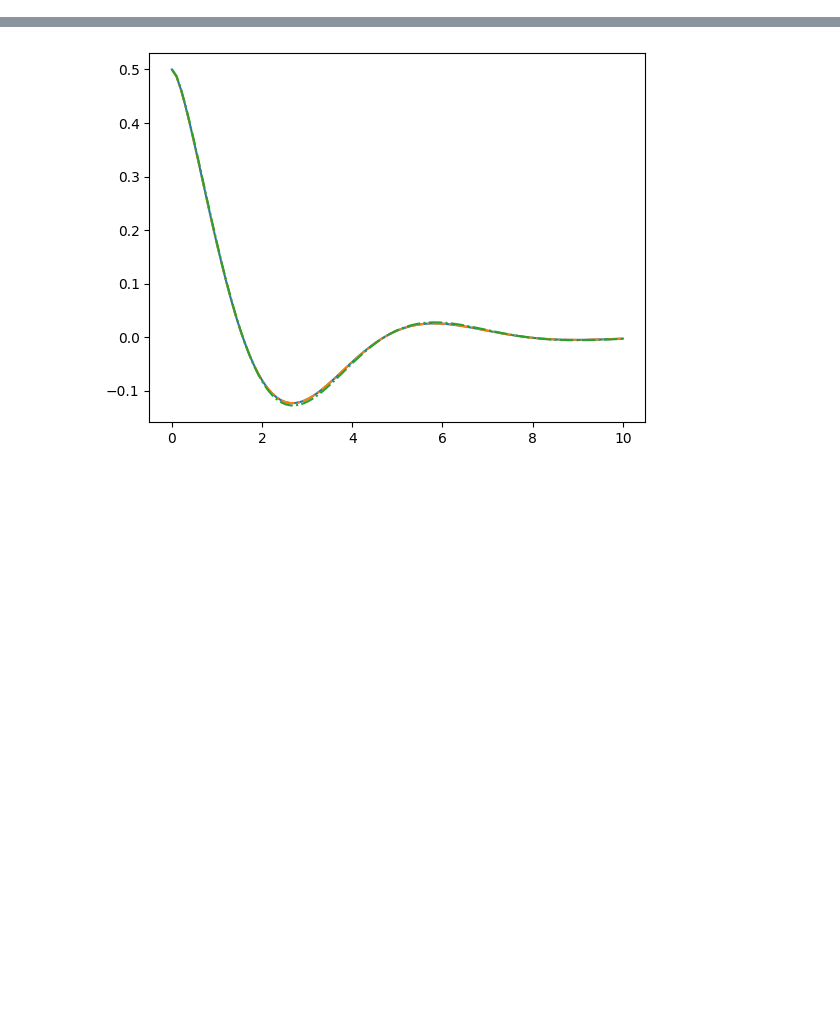
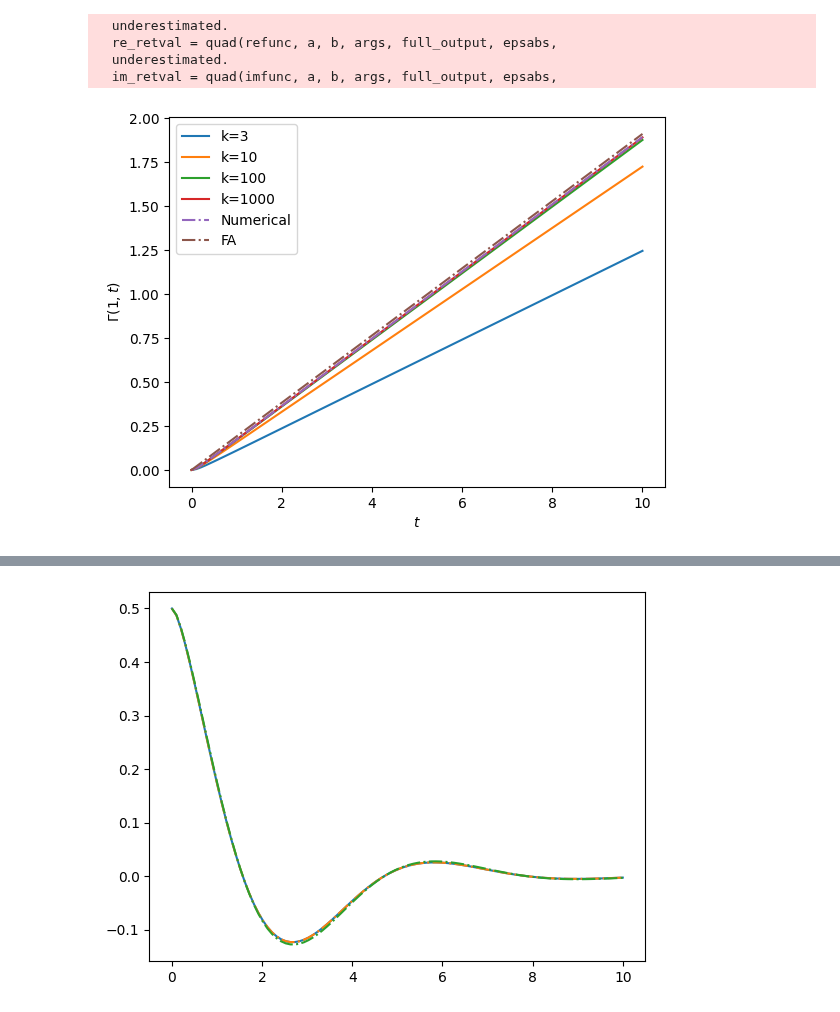
Before and after one commit to mcditoos/NonMarkovianMethods, a Jupyter notebook: nmm/cumulant/testing.ipynb, the cells around one changed output, grey strips where cells are left out. Drawn from its saved outputs; the diff is of its cells as text; code cells hidden in the pictures; blank space fills up the shorter version.

```diff
--- a/nmm/cumulant/testing.ipynb
+++ b/nmm/cumulant/testing.ipynb
@@ -18,0 +72,12 @@ cc=nmm.cumulant.csolve(Hsys=sz*0.5,baths=[bath],t=t,Qs=[sz],eps=1e-6,cython=True
+# %%
+cks=np.array([ckr(k,bath) for k in range(100)])
+vks=np.array([vkr(k,bath) for k in range(100)])
+ck2s=np.array([cki(k,bath) for k in range(100)])
+matsubara100=[np.sum(decayww(cks,ck2s,vks,1,i)) for i in t]
+matsubara100w=[np.sum(decayww2(cks,ck2s,vks,1,2,i)) for i in t]
+# %%
+cks=np.array([ckr(k,bath) for k in range(1000)])
+vks=np.array([vkr(k,bath) for k in range(1000)])
+ck2s=np.array([cki(k,bath) for k in range(1000)])
+matsubara1000=[np.sum(decayww(cks,ck2s,vks,1,i)) for i in t]
+matsubara1000w=[np.sum(decayww2(cks,ck2s,vks,1,2,i)) for i in t]
@@ -18,0 +94,12 @@ cc=nmm.cumulant.csolve(Hsys=sz*0.5,baths=[bath],t=t,Qs=[sz],eps=1e-6,cython=True
+# %%
+matsubara=[np.sum(decayww(cks,ck2s,vks,1,i)) for i in t]
+integrating=cc.Γgen(cc.baths[0],1,1,t)
+integratingw=cc.Γgen(cc.baths[0],1,2,t)
+# %% [output]
+  underestimated.
+  re_retval = quad(refunc, a, b, args, full_output, epsabs,
+  underestimated.
+  im_retval = quad(imfunc, a, b, args, full_output, epsabs,
+# %%
+fa=cc.γfa(cc.baths[0],1,1,t)
+faw=cc.γfa(cc.baths[0],1,2,t)
@@ -18,0 +108,13 @@ cc=nmm.cumulant.csolve(Hsys=sz*0.5,baths=[bath],t=t,Qs=[sz],eps=1e-6,cython=True
+# %%
+plt.plot(t,matsubara3,label="k=3")
+plt.plot(t,matsubara10,label="k=10")
+plt.plot(t,matsubara100,label="k=100")
+plt.plot(t,matsubara1000,label="k=1000")
+plt.plot(t,integrating,'-.',label="Numerical")
+plt.plot(t,fa,'-.',label="FA")
+plt.ylabel(rf"$\Gamma(1,t)$")
+plt.xlabel(rf"$t$")
+plt.legend()
+plt.show()
+# %% [output]
+[figure, added]
```
Also changed, not shown: parts of 22 cells of this notebook, 7 other files.
